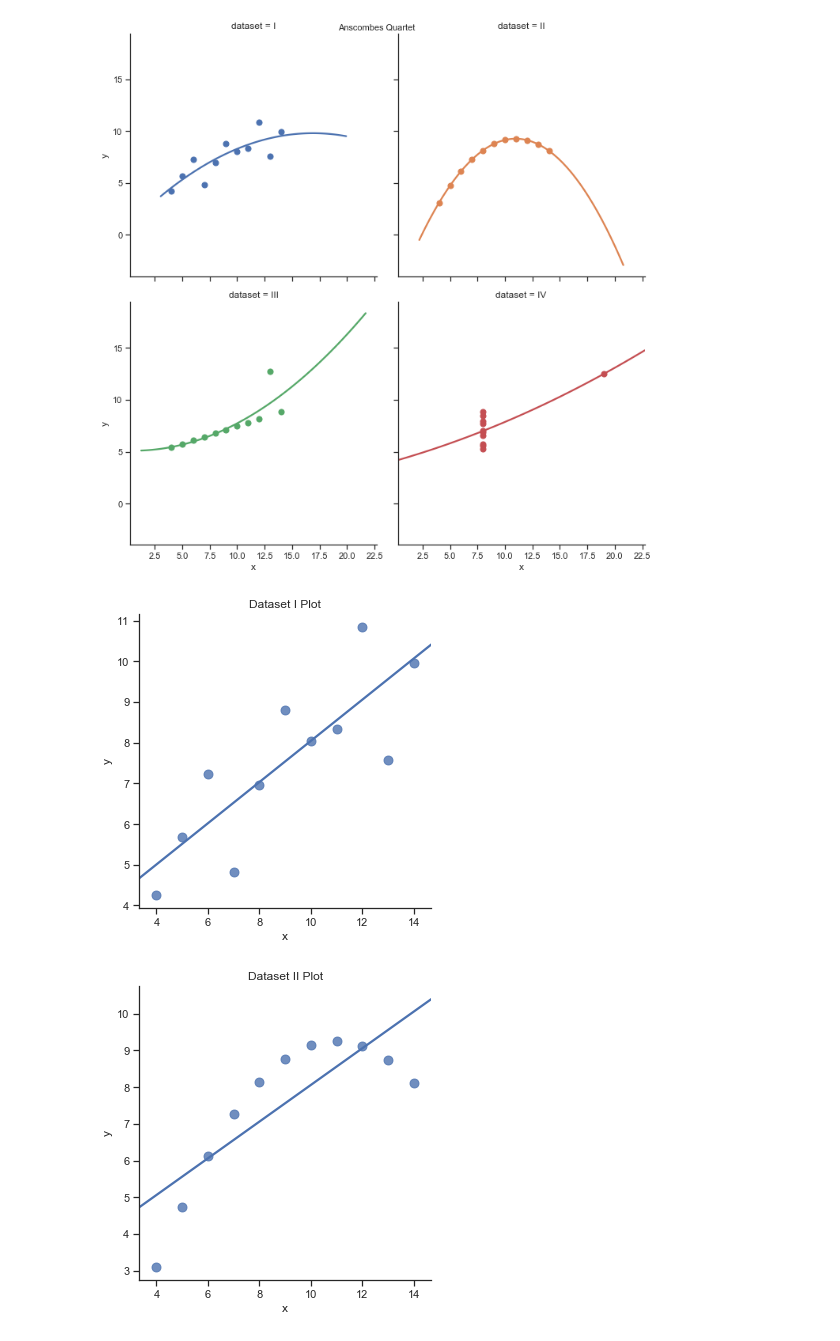
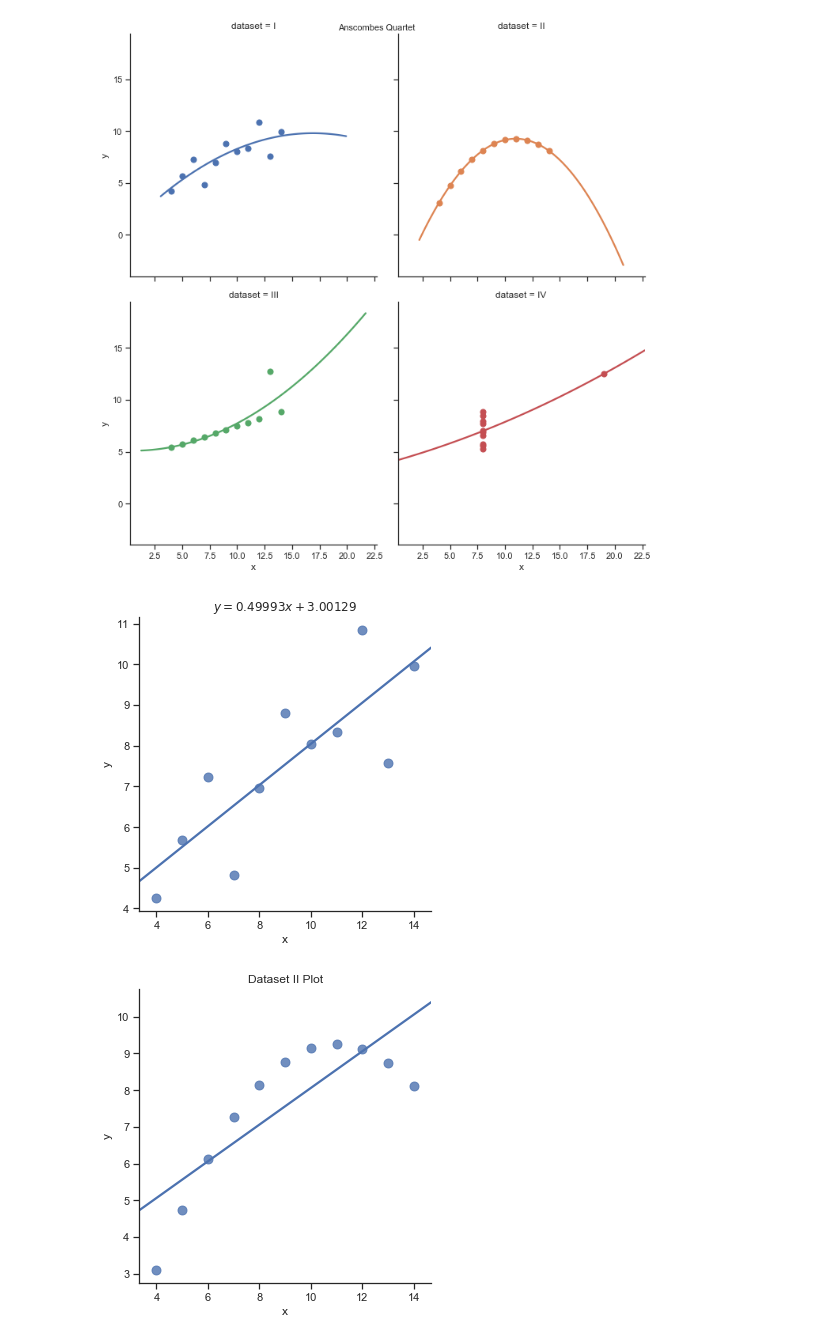
Before and after one commit to andreroche/anscombe-quartet, a Jupyter notebook: anscombe-quartet.ipynb, the cells around one changed output. Cells and saved outputs as stored; diff of their text form; code cells hidden in the pictures.

Commit message:
updated graphs

```diff
--- a/anscombe-quartet.ipynb
+++ b/anscombe-quartet.ipynb
@@ -67,13 +67,16 @@ plt.show()
 # %% [output]
 [figure]
 # %%
+slope, intercept, r_value, p_value, std_err = stats.linregress(df['x'],df['y'])
+predict_y = intercept + slope*(df['x'])
+
 sns.lmplot(x="x", y="y", data=df.query("dataset == 'I'"),
 robust=True, ci=None, scatter_kws={"s": 80});
 
-plt.title("Dataset I Plot")
+plt.title('$y=%3.7sx+%3.7s$'%(slope, intercept))
 plt.show()
 # %% [output]
-[figure, old version]
+[figure, new version]
 # %%
 sns.lmplot(x="x", y="y", data=df.query("dataset == 'II'"),
 robust=True, ci=None, scatter_kws={"s": 80});
```
Also changed, not shown: parts of 4 cells of this notebook.
